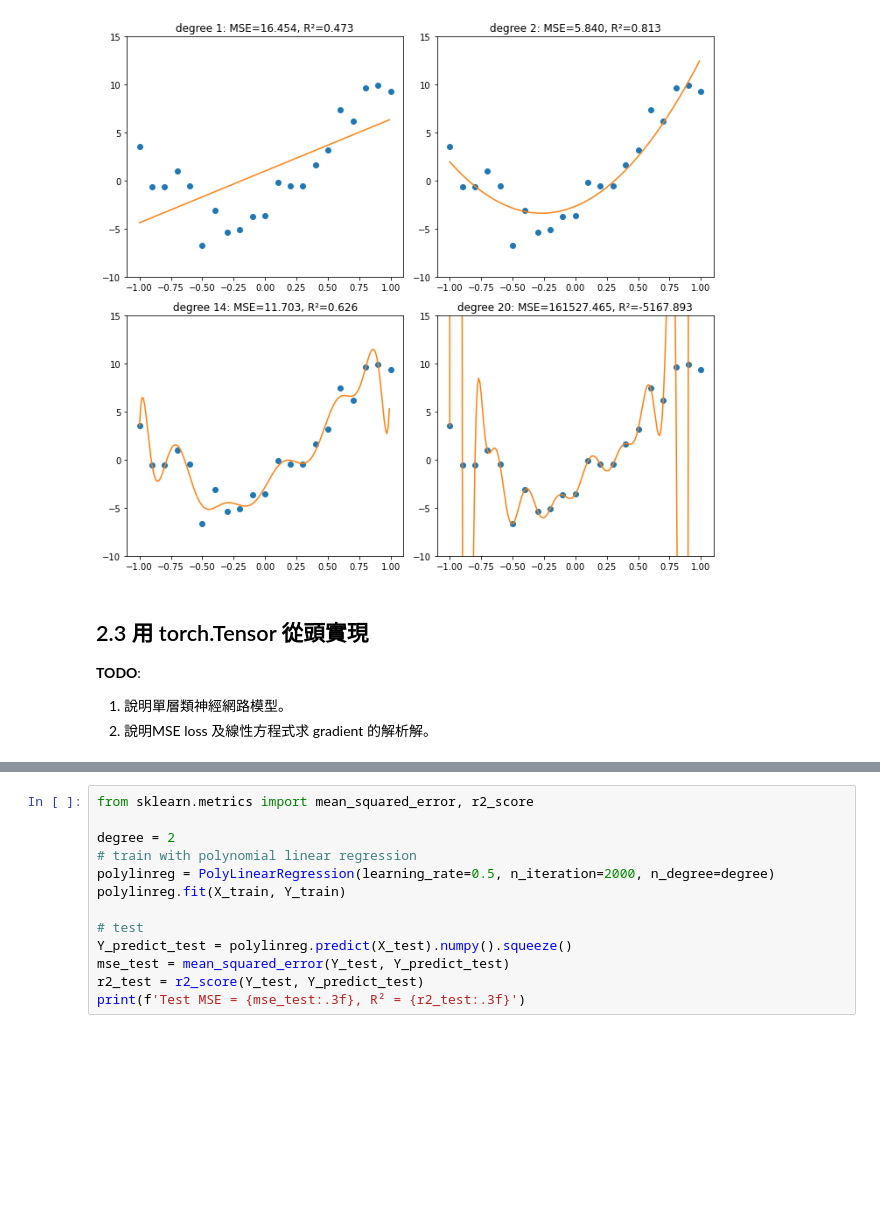
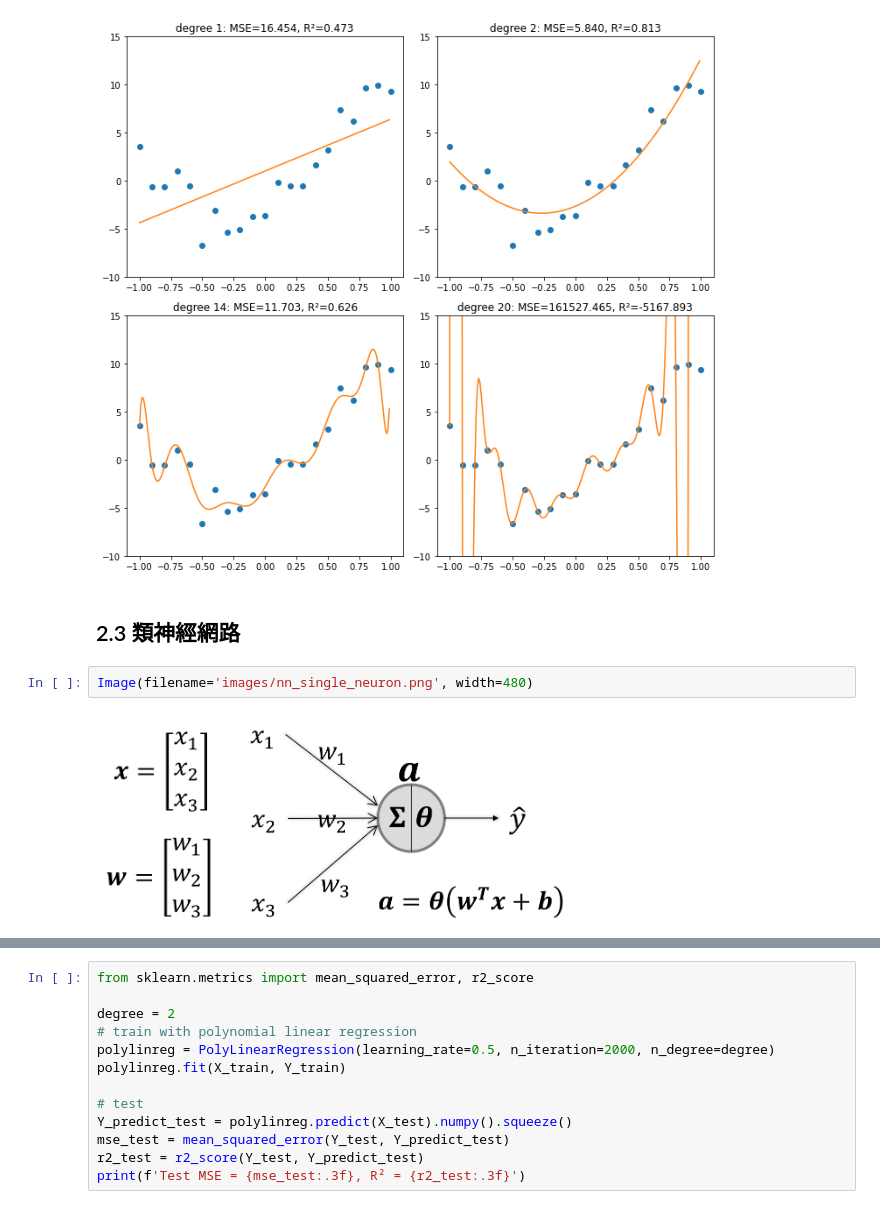
Before and after one commit to twMr7/PyTorch-Deep-Learning, a Jupyter notebook: 02-Linear_Regression_with_PyTorch.ipynb, the cells around one changed output, grey strips where cells are left out. Cells and saved outputs as stored; diff of their text form; blank space fills up the shorter version.

Commit message:
add Neural Network section and analytic gradient solution for linear regression example

```diff
--- a/02-Linear_Regression_with_PyTorch.ipynb
+++ b/02-Linear_Regression_with_PyTorch.ipynb
@@ -326,10 +361,10 @@ plot_fitted_function(X_train, Y_train, X_test, test_record)
 # %% [output]
 [figure]
 # %% [markdown]
-<a id="tensor-polyreg"></a>
+<a id="neural-network"></a>
 
-## 2.3 用 torch.Tensor 從頭實現
-
-**TODO**:
-1. 說明單層類神經網路模型。
-2. 說明MSE loss 及線性方程式求 gradient 的解析解。
+## 2.3 類神經網路
+# %%
+Image(filename='images/nn_single_neuron.png', width=480)
+# %% [output]
+[figure, added]
```
Also changed, not shown: parts of 21 cells of this notebook, 2 other files.
